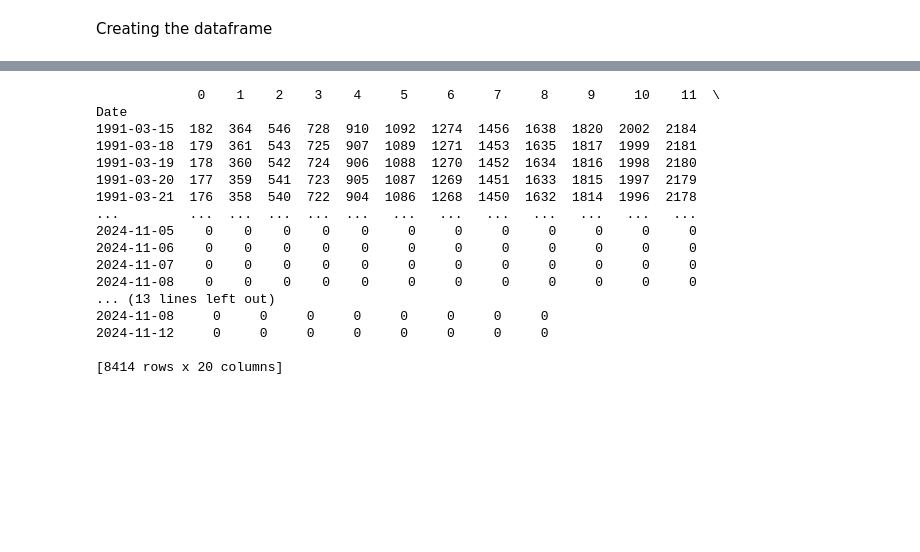
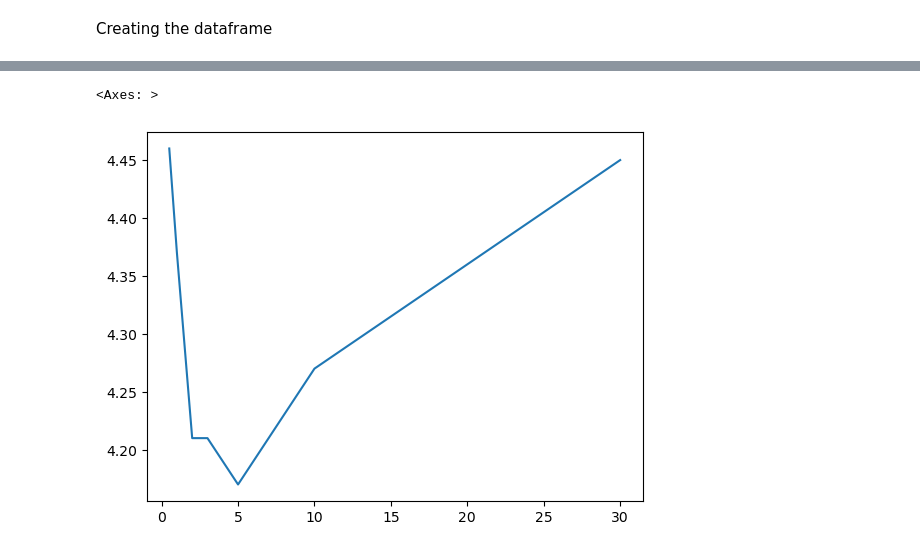
Before and after one commit to jlopes3/MF703_Project, a Jupyter notebook: FixedIncomeAnalysis.ipynb, the cells around one changed output, grey strips where cells are left out. Cells and saved outputs as stored; diff of their text form; code cells hidden in the pictures; blank space fills up the shorter version.

Commit message:
Updates to fixed income analysis class to calculate price

```diff
--- a/FixedIncomeAnalysis.ipynb
+++ b/FixedIncomeAnalysis.ipynb
@@ -6,2 +7,4 @@ import pandas as pd
 # %% [markdown]
 Creating the dataframe
+# %%
+df = pd.read_csv("Data/TreasuryData/Cleaned-Data/cleaned_treasury_data.csv").set_index("Date")
@@ -97,21 +119,6 @@ T_at_start.cash_flow_dates
 dtype: datetime64[ns]
-# %%
-print(df.apply(lambda x : T_at_start.new_price(current_date=x.name, ytm=x["GT 10 GOVT 11_15_34 Close"]), axis=1))
-# %% [output]
-             0    1    2    3    4     5     6     7     8     9     10    11  \
-Date
-1991-03-15  182  364  546  728  910  1092  1274  1456  1638  1820  2002  2184
-1991-03-18  179  361  543  725  907  1089  1271  1453  1635  1817  1999  2181
-1991-03-19  178  360  542  724  906  1088  1270  1452  1634  1816  1998  2180
-1991-03-20  177  359  541  723  905  1087  1269  1451  1633  1815  1997  2179
-1991-03-21  176  358  540  722  904  1086  1268  1450  1632  1814  1996  2178
-...         ...  ...  ...  ...  ...   ...   ...   ...   ...   ...   ...   ...
-2024-11-05    0    0    0    0    0     0     0     0     0     0     0     0
-2024-11-06    0    0    0    0    0     0     0     0     0     0     0     0
-2024-11-07    0    0    0    0    0     0     0     0     0     0     0     0
-2024-11-08    0    0    0    0    0     0     0     0     0     0     0     0
-... (13 lines left out)
-2024-11-08     0     0     0     0     0     0     0     0
-2024-11-12     0     0     0     0     0     0     0     0
-
-[8414 rows x 20 columns]
+# %%
+df.iloc[-1,:].plot()
+# %% [output]
+<Axes: >
+[figure, added]
```
Also changed, not shown: parts of 19 cells of this notebook, 45 other files.
